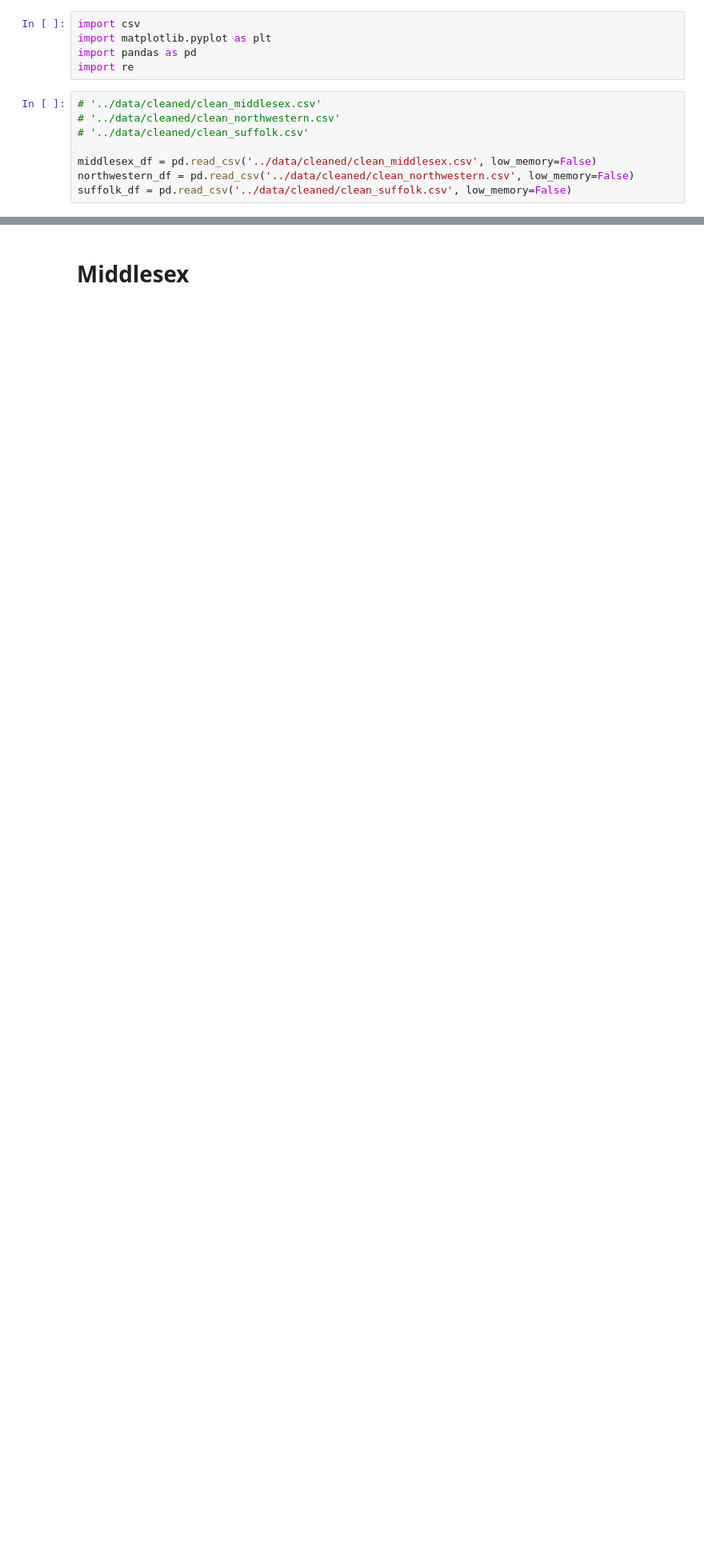
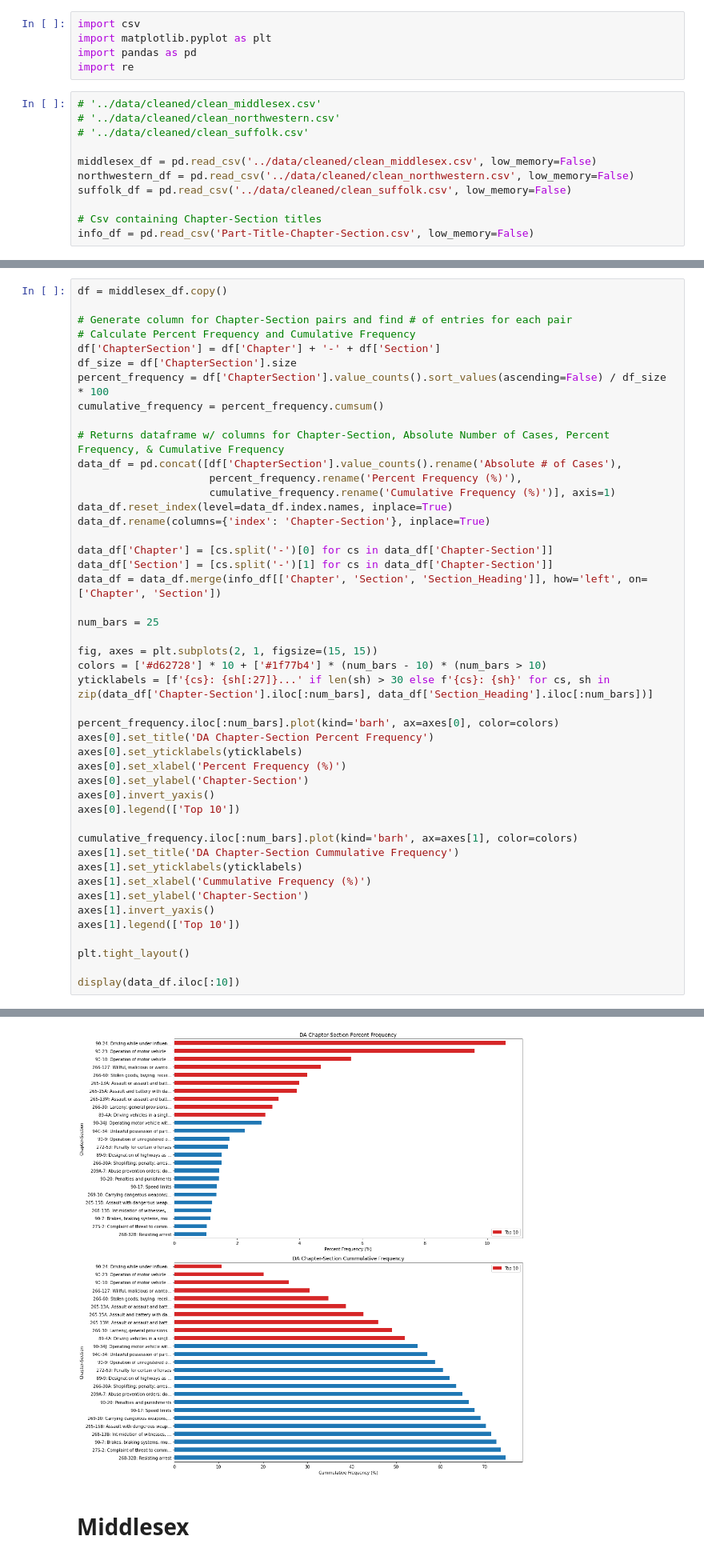
Before and after one commit to codeforboston/clean-slate-data, a Jupyter notebook: notebooks/chapter_section_frequency.ipynb, the cells around one changed output, grey strips where cells are left out. Shown at 80% size. Drawn from its saved outputs; the diff is of its cells as text; blank space fills up the shorter version.

```diff
--- a/notebooks/chapter_section_frequency.ipynb
+++ b/notebooks/chapter_section_frequency.ipynb
@@ -11,6 +11,9 @@ import re
 middlesex_df = pd.read_csv('../data/cleaned/clean_middlesex.csv', low_memory=False)
 northwestern_df = pd.read_csv('../data/cleaned/clean_northwestern.csv', low_memory=False)
 suffolk_df = pd.read_csv('../data/cleaned/clean_suffolk.csv', low_memory=False)
+
+# Csv containing Chapter-Section titles
+info_df = pd.read_csv('Part-Title-Chapter-Section.csv', low_memory=False)
 # %%
 # Inputs:
 #   - df: dataframe to be cleaned;
@@ -92,0 +70,47 @@ def plot_frequency(df, DA_name='DA', num_bars=25):
+# %%
+df = middlesex_df.copy()
+
+# Generate column for Chapter-Section pairs and find # of entries for each pair
+# Calculate Percent Frequency and Cumulative Frequency
+df['ChapterSection'] = df['Chapter'] + '-' + df['Section']
+df_size = df['ChapterSection'].size
+percent_frequency = df['ChapterSection'].value_counts().sort_values(ascending=False) / df_size * 100
+cumulative_frequency = percent_frequency.cumsum()
+
+# Returns dataframe w/ columns for Chapter-Section, Absolute Number of Cases, Percent Frequency, & Cumulative Frequency
+data_df = pd.concat([df['ChapterSection'].value_counts().rename('Absolute # of Cases'),
+                     percent_frequency.rename('Percent Frequency (%)'),
+                     cumulative_frequency.rename('Cumulative Frequency (%)')], axis=1)
+data_df.reset_index(level=data_df.index.names, inplace=True)
+data_df.rename(columns={'index': 'Chapter-Section'}, inplace=True)
+
+data_df['Chapter'] = [cs.split('-')[0] for cs in data_df['Chapter-Section']]
+data_df['Section'] = [cs.split('-')[1] for cs in data_df['Chapter-Section']]
+data_df = data_df.merge(info_df[['Chapter', 'Section', 'Section_Heading']], how='left', on=['Chapter', 'Section'])
+
+num_bars = 25
+
+fig, axes = plt.subplots(2, 1, figsize=(15, 15))
+colors = ['#d62728'] * 10 + ['#1f77b4'] * (num_bars - 10) * (num_bars > 10)
+yticklabels = [f'{cs}: {sh[:27]}...' if len(sh) > 30 else f'{cs}: {sh}' for cs, sh in zip(data_df['Chapter-Section'].iloc[:num_bars], data_df['Section_Heading'].iloc[:num_bars])]
+
+percent_frequency.iloc[:num_bars].plot(kind='barh', ax=axes[0], color=colors)
+axes[0].set_title('DA Chapter-Section Percent Frequency')
+axes[0].set_yticklabels(yticklabels)
+axes[0].set_xlabel('Percent Frequency (%)')
+axes[0].set_ylabel('Chapter-Section')
+axes[0].invert_yaxis()
+axes[0].legend(['Top 10'])
+
+cumulative_frequency.iloc[:num_bars].plot(kind='barh', ax=axes[1], color=colors)
+axes[1].set_title('DA Chapter-Section Cummulative Frequency')
+axes[1].set_yticklabels(yticklabels)
+axes[1].set_xlabel('Cummulative Frequency (%)')
+axes[1].set_ylabel('Chapter-Section')
+axes[1].invert_yaxis()
+axes[1].legend(['Top 10'])
+
+plt.tight_layout()
+
+display(data_df.iloc[:10])
+# %% [output]
@@ -93,3 +128,4 @@ def plot_frequency(df, DA_name='DA', num_bars=25):
+[figure, added]
 # %% [markdown]
 # Middlesex
 # %%
```
Also changed, not shown: parts of 6 cells of this notebook, 1 other file.
